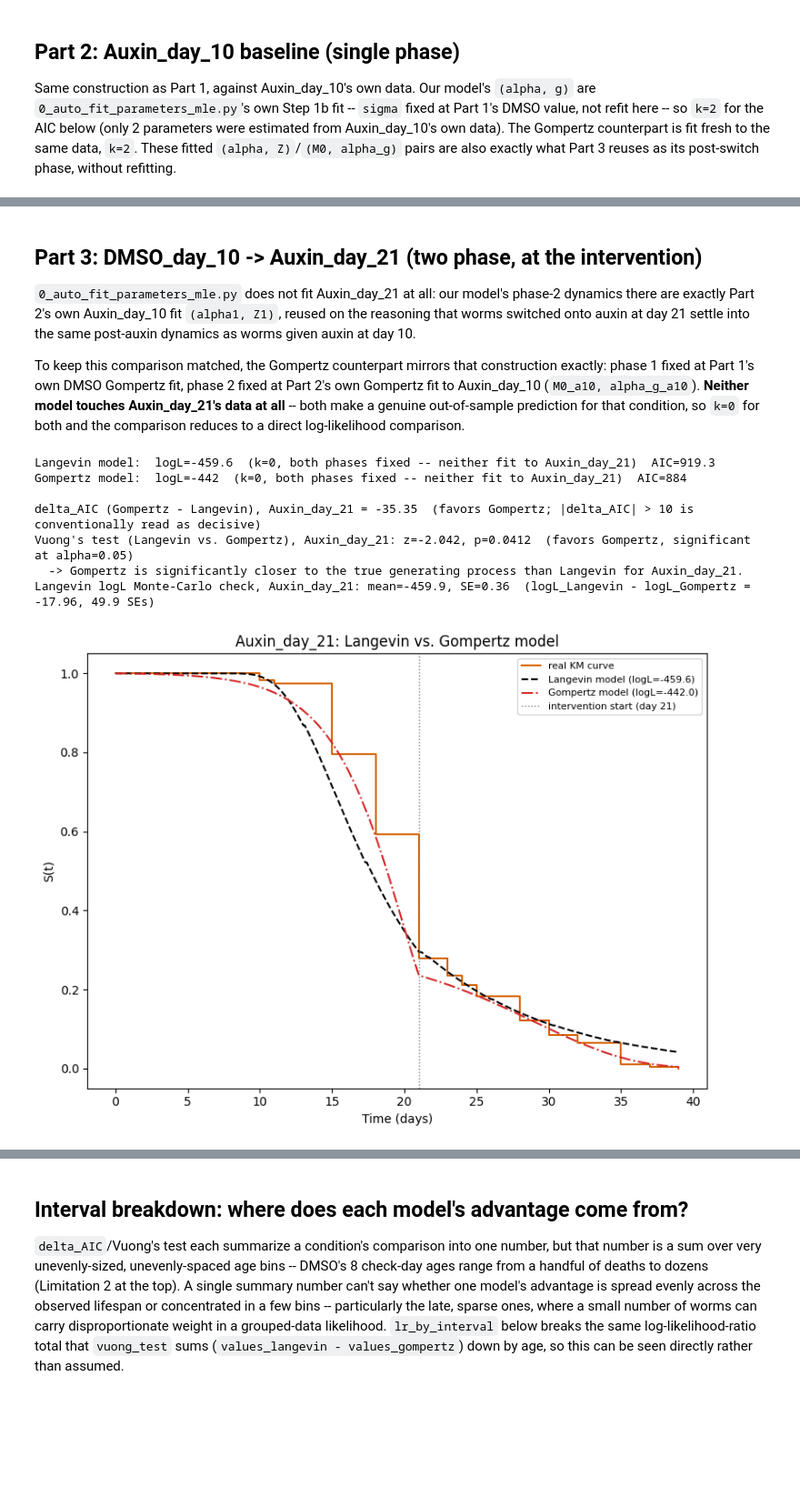
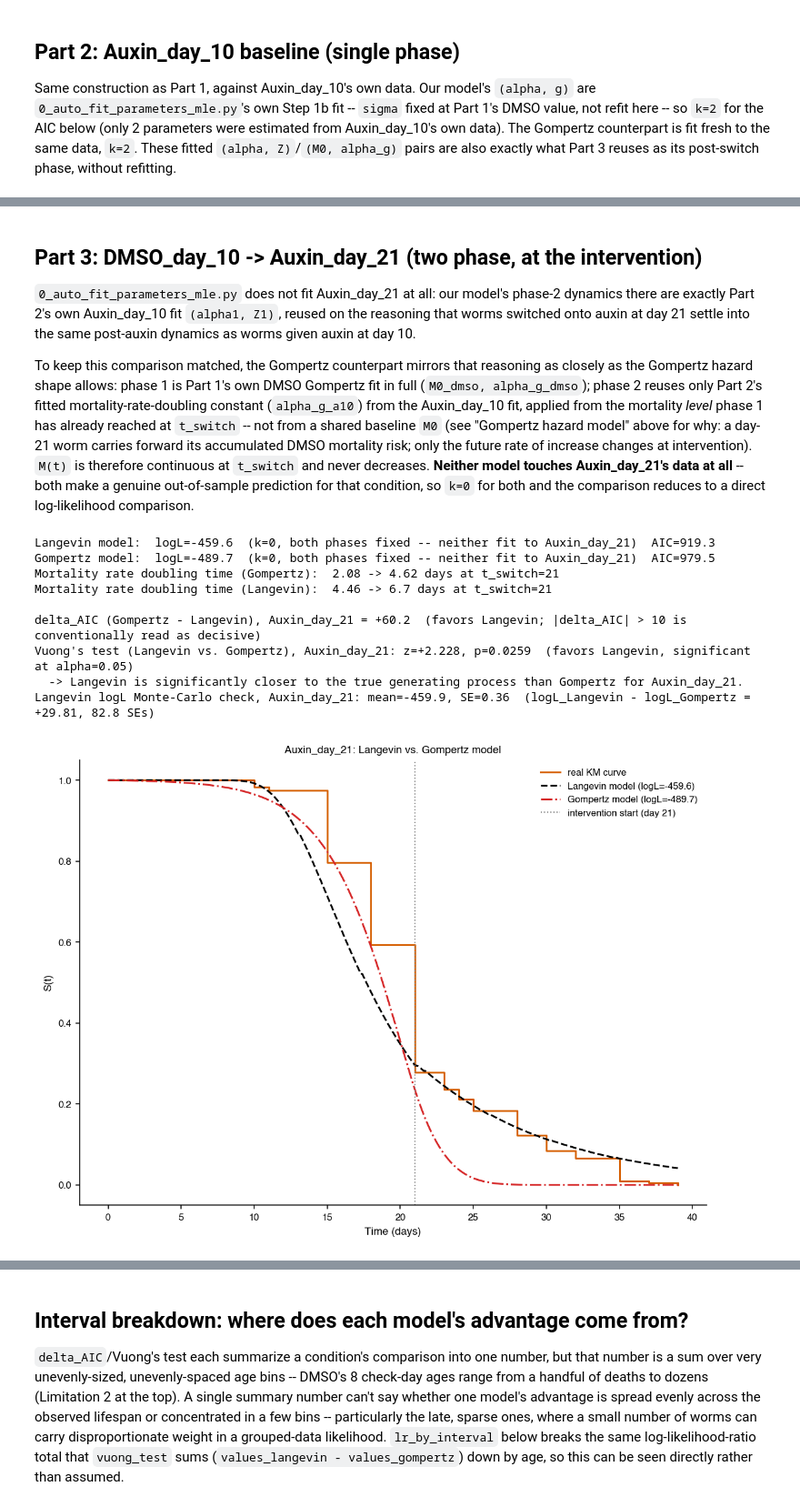
Before and after one commit to GruberComputational/c_elegans_unstable, a Jupyter notebook: notebooks/99_markov_vs_age_dependent.ipynb, the cells around one changed output, grey strips where cells are left out. Shown at 91% size. Drawn from its saved outputs; the diff is of its cells as text; code cells hidden in the pictures; blank space fills up the shorter version.

```diff
--- a/notebooks/99_markov_vs_age_dependent.ipynb
+++ b/notebooks/99_markov_vs_age_dependent.ipynb
@@ -162,3 +168,30 @@ easier scoring rule than the other.
 that print/format results -- Parts 1-3 all call them instead of each
 formatting its own `logL`/`k`/`AIC` output, so all three parts report
 identically and can't drift apart.
+# %%
+def _grouped_death_censor_weights(d):
+    """(t_unique, death_weight, censor_weight) for one GroupedSurvivalData."""
+    t_unique = np.unique(d.t)
+    death_weight = np.array([d.weight[(d.t == t) & (d.event_observed == 1)].sum() for t in t_unique])
+    censor_weight = np.array([d.weight[(d.t == t) & (d.event_observed == 0)].sum() for t in t_unique])
+    return t_unique, death_weight, censor_weight
+
+
+def age_group_table(d):
+    """Per-observed-age N at risk / died / censored for one condition --
+    the raw counts behind every hazard/fit in this notebook (deaths and
+    censoring at each age come straight from `d`; `n_at_risk` is everyone
+    not yet dead or censored *before* that age, i.e. the same risk set a
+    Kaplan-Meier/Nelson-Aalen/Cox estimator would use)."""
+    t_unique, death_weight, censor_weight = _grouped_death_censor_weights(d)
+    n_at_risk = d.n_total - np.concatenate(([0.0], np.cumsum(death_weight + censor_weight)[:-1]))
+    return pd.DataFrame({
+        "age": t_unique.astype(int),
+        "n_at_risk": n_at_risk.astype(int),
+        "n_died": death_weight.astype(int),
+        "n_censored": censor_weight.astype(int),
+    })
+# %%
+for name, d in raw_data.items():
+    print(f"\n{name}:")
+    print(age_group_table(d).to_string(index=False))
@@ -642,12 +845,18 @@ day 21 settle into the same post-auxin dynamics as worms given auxin at
 day 10.
 
 To keep this comparison matched, the Gompertz counterpart mirrors that
-construction exactly: phase 1 fixed at Part 1's own DMSO Gompertz fit,
-phase 2 fixed at Part 2's own Gompertz fit to Auxin_day_10 (`M0_a10,
-alpha_g_a10`). **Neither model touches Auxin_day_21's data at all** --
-both make a genuine out-of-sample prediction for that condition, so
-`k=0` for both and the comparison reduces to a direct log-likelihood
-comparison.
+reasoning as closely as the Gompertz hazard shape allows: phase 1 is
+Part 1's own DMSO Gompertz fit in full (`M0_dmso, alpha_g_dmso`); phase 2
+reuses only Part 2's fitted mortality-rate-doubling constant
+(`alpha_g_a10`) from the Auxin_day_10 fit, applied from the mortality
+*level* phase 1 has already reached at `t_switch` -- not from a shared
+baseline `M0` (see "Gompertz hazard model" above for why: a day-21 worm
+carries forward its accumulated DMSO mortality risk; only the future
+rate of increase changes at intervention). `M(t)` is therefore
+continuous at `t_switch` and never decreases. **Neither model touches
+Auxin_day_21's data at all** -- both make a genuine out-of-sample
+prediction for that condition, so `k=0` for both and the comparison
+reduces to a direct log-likelihood comparison.
 # %%
 t_switch = 21.0
 d_auxin21 = raw_data["Auxin_day_21"]
@@ -658,17 +867,20 @@ k_langevin3 = 0
 aic_langevin3 = report_fit("Langevin model", logL_langevin3, k_langevin3,
                             note="both phases fixed -- neither fit to Auxin_day_21")
 
-nll_gomp3 = gompertz_neg_log_lik_two_phase(M0_dmso, alpha_g_dmso, M0_a10, alpha_g_a10, t_switch, d_auxin21)
+nll_gomp3 = gompertz_neg_log_lik_two_phase(M0_dmso, alpha_g_dmso, alpha_g_a10, t_switch, d_auxin21)
 logL_gomp3 = -nll_gomp3
 k_gomp3 = 0
 aic_gomp3 = report_fit("Gompertz model", logL_gomp3, k_gomp3,
                         note="both phases fixed -- neither fit to Auxin_day_21")
 
+print(f"Mortality rate doubling time (Gompertz):  {mrdt_gomp1:.3g} -> {mrdt_gomp2:.3g} days at t_switch={t_switch:.0f}")
+print(f"Mortality rate doubling time (Langevin):  {mrdt_langevin1:.3g} -> {mrdt_langevin2:.3g} days at t_switch={t_switch:.0f}")
+
 delta_aic3 = report_delta_aic("Auxin_day_21", aic_gomp3, aic_langevin3)
 
 S_langevin3_grid = langevin_survival_two_phase(a0, Z0, alpha1, Z1, sigma_sq0, t_switch, d_auxin21, seed=0)
 S_gomp3_grid = gompertz_survival_two_phase(
-    np.concatenate(([0.0], np.unique(d_auxin21.t))), M0_dmso, alpha_g_dmso, M0_a10, alpha_g_a10, t_switch,
+    np.concatenate(([0.0], np.unique(d_auxin21.t))), M0_dmso, alpha_g_dmso, alpha_g_a10, t_switch,
 )
 z3, p3 = report_vuong_test("Auxin_day_21", S_langevin3_grid, S_gomp3_grid, d_auxin21, k_langevin3, k_gomp3)
 
@@ -678,26 +890,28 @@ logL3_mc_mean, logL3_mc_se = langevin_logL_monte_carlo_se(
 report_mc_noise("Auxin_day_21", logL3_mc_mean, logL3_mc_se, logL_gomp3)
 # %% [output]
 Langevin model:  logL=-459.6  (k=0, both phases fixed -- neither fit to Auxin_day_21)  AIC=919.3
-Gompertz model:  logL=-442  (k=0, both phases fixed -- neither fit to Auxin_day_21)  AIC=884
+Gompertz model:  logL=-489.7  (k=0, both phases fixed -- neither fit to Auxin_day_21)  AIC=979.5
+Mortality rate doubling time (Gompertz):  2.08 -> 4.62 days at t_switch=21
+Mortality rate doubling time (Langevin):  4.46 -> 6.7 days at t_switch=21
 
-delta_AIC (Gompertz - Langevin), Auxin_day_21 = -35.35  (favors Gompertz; |delta_AIC| > 10 is conventionally read as decisive)
-Vuong's test (Langevin vs. Gompertz), Auxin_day_21: z=-2.042, p=0.0412  (favors Gompertz, significant at alpha=0.05)
-  -> Gompertz is significantly closer to the true generating process than Langevin for Auxin_day_21.
-Langevin logL Monte-Carlo check, Auxin_day_21: mean=-459.9, SE=0.36  (logL_Langevin - logL_Gompertz = -17.96, 49.9 SEs)
+delta_AIC (Gompertz - Langevin), Auxin_day_21 = +60.2  (favors Langevin; |delta_AIC| > 10 is conventionally read as decisive)
+Vuong's test (Langevin vs. Gompertz), Auxin_day_21: z=+2.228, p=0.0259  (favors Langevin, significant at alpha=0.05)
+  -> Langevin is significantly closer to the true generating process than Gompertz for Auxin_day_21.
+Langevin logL Monte-Carlo check, Auxin_day_21: mean=-459.9, SE=0.36  (logL_Langevin - logL_Gompertz = +29.81, 82.8 SEs)
 # %%
 kmf_auxin21 = kaplan_meier_curve(d_auxin21)
 t_plot21 = np.linspace(0, d_auxin21.t.max(), 400)
 T_plot_sim3 = simulate_two_phase(
     N_PATHS, a0, Z0, alpha1, Z1, sigma_sq0, t_switch, d_auxin21.t.max(), dt=0.1,
 )
 S_langevin3_plot = km_from_fpt(T_plot_sim3, t_plot21, t_max=d_auxin21.t.max())
-S_gomp3_plot = gompertz_survival_two_phase(t_plot21, M0_dmso, alpha_g_dmso, M0_a10, alpha_g_a10, t_switch)
+S_gomp3_plot = gompertz_survival_two_phase(t_plot21, M0_dmso, alpha_g_dmso, alpha_g_a10, t_switch)
 
 fig, ax = plt.subplots(figsize=(8, 6))
 plot_survival_comparison(ax, kmf_auxin21, t_plot21, S_langevin3_plot, S_gomp3_plot,
                           logL_langevin3, logL_gomp3, color="#D55E00",
                           title="Auxin_day_21: Langevin vs. Gompertz model", t_switch=t_switch)
 plt.tight_layout()
 plt.show()
 # %% [output]
-[figure, old version]
+[figure, new version]
```
Also changed, not shown: parts of 24 cells of this notebook, 3 other files.
